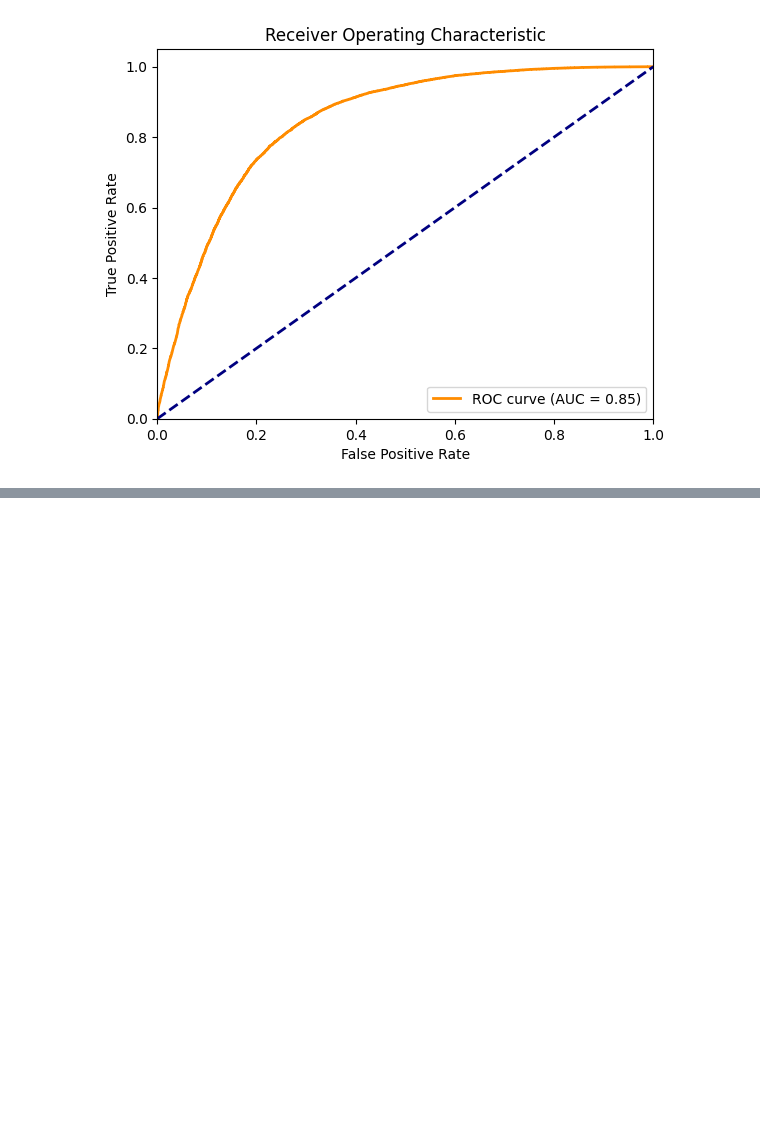
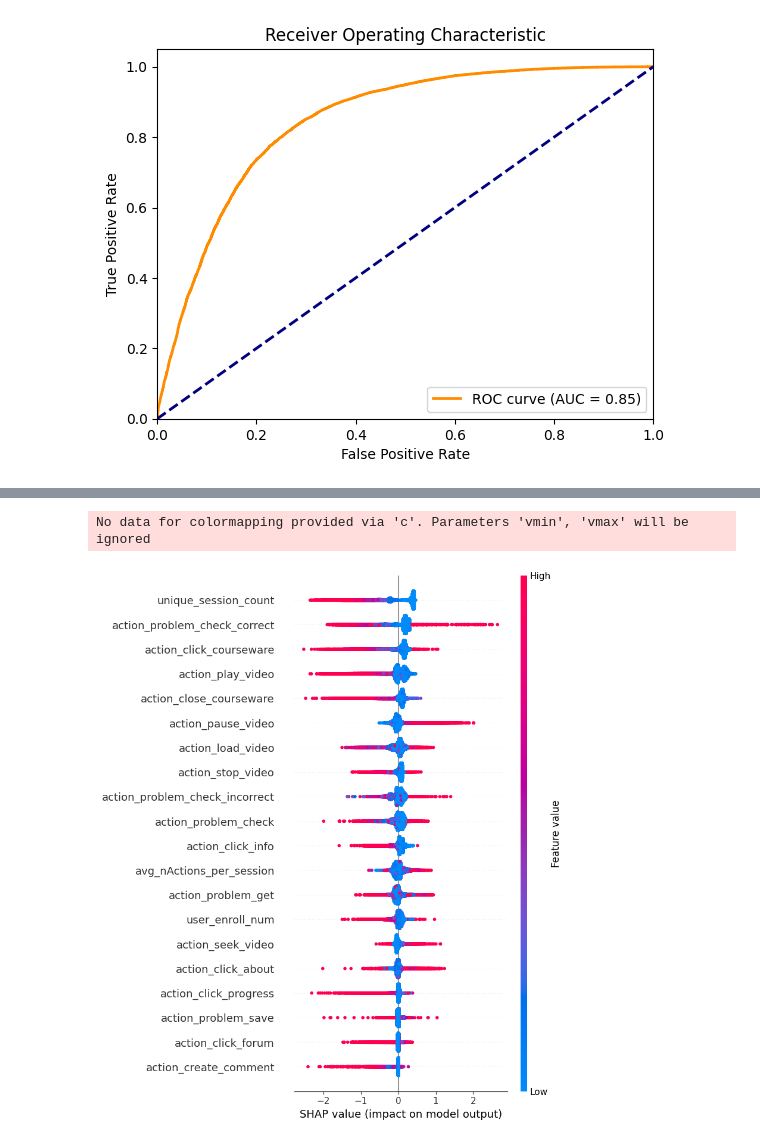
Before and after one commit to anasnofal/kaggle-notebooks-, a Jupyter notebook: trial-notebook.ipynb, the cells around one changed output, grey strips where cells are left out. Saved outputs shown, nothing was run; the diff lists cells and outputs as text; code cells hidden in the pictures; blank space fills up the shorter version.

```diff
--- a/trial-notebook.ipynb
+++ b/trial-notebook.ipynb
@@ -292,9 +313,9 @@ Confusion Matrix:
 # %%
-# import shap
-# import lime
-# import lime.lime_tabular
+import shap
+import lime
+import lime.lime_tabular
 
 
-# explainer = shap.Explainer(model, X_test)
-# shap_values = explainer(X_test)
-# shap.initjs()
+explainer = shap.Explainer(model, X_test)
+shap_values = explainer(X_test)
+shap.initjs()
@@ -301,5 +324,8 @@ Confusion Matrix:
 # %%
-# shap.summary_plot(shap_values, X_test, feature_names=X_test.columns.values)
+shap.summary_plot(shap_values, X_test, feature_names=X_test.columns.values)
 
-# plt.show()
+plt.show()
+# %% [output]
+No data for colormapping provided via 'c'. Parameters 'vmin', 'vmax' will be ignored
+[figure, added]
 # %%
```
Also changed, not shown: parts of 6 cells of this notebook.
